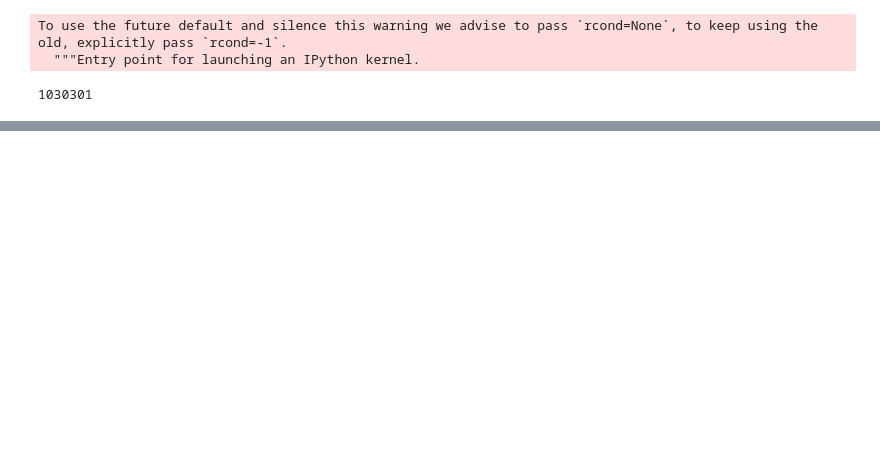
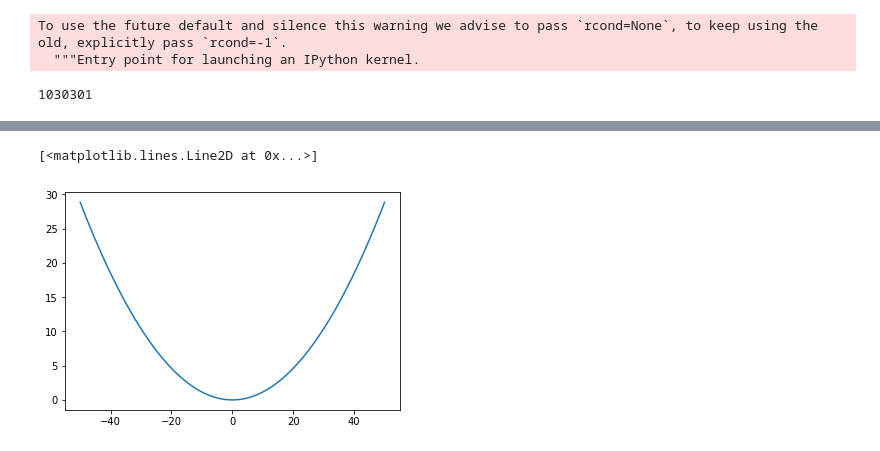
Before and after one commit to HaeffnerLab/Electron-Trap-Design-Testing, a Jupyter notebook: DC_Confinement/DC_sim1.ipynb, the cells around one changed output, grey strips where cells are left out. Cells and saved outputs as stored; diff of their text form; code cells hidden in the pictures; blank space fills up the shorter version.

```diff
--- a/DC_Confinement/DC_sim1.ipynb
+++ b/DC_Confinement/DC_sim1.ipynb
@@ -282,0 +267,4 @@ plt.show()
+# %%
+Q = ep.spher_harm_basis([0.0, 0.0, 0.0], np.linspace(-50, 50, 101)*1.0e-6, np.linspace(-50, 50, 101)*1.0e-6,\
+                        np.linspace(-50, 50, 101)*1.0e-6, 2)
+Q = Q[0]
@@ -282,0 +387,5 @@ plt.show()
+# %%
+plt.plot(np.linspace(-50, 50, 101), df.loc[(df.X == 0.0) & (df.Y == 0.0)].loc[:, 'V'].values)
+# %% [output]
+[<matplotlib.lines.Line2D at 0x...>]
+[figure, added]
```
Also changed, not shown: parts of 19 cells of this notebook, 1 other file.
